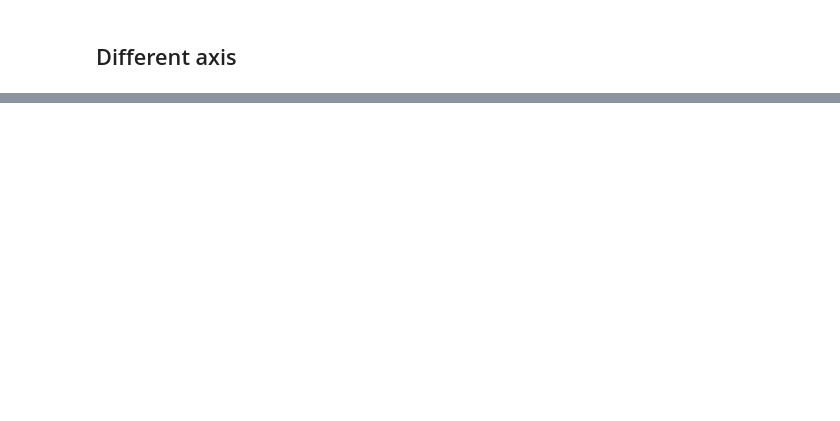
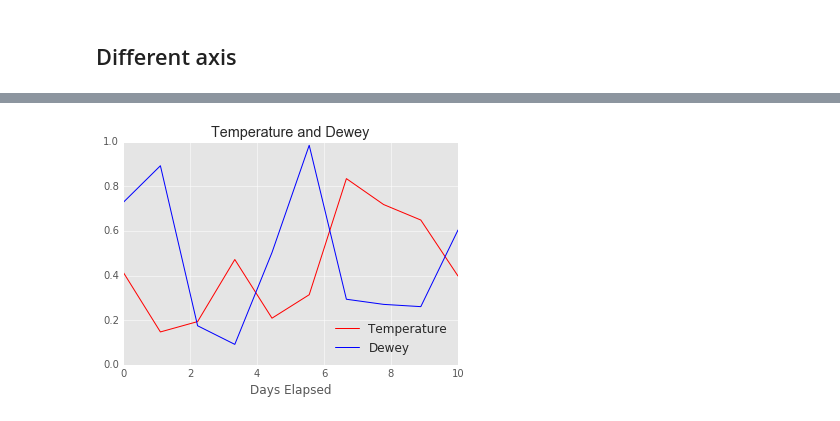
Before and after one commit to davidsalazarv95/Matplotlib, a Jupyter notebook: Matplotlib Basics.ipynb, the cells around one changed output, grey strips where cells are left out. Saved outputs shown, nothing was run; the diff lists cells and outputs as text; code cells hidden in the pictures; blank space fills up the shorter version.

```diff
--- a/Matplotlib Basics.ipynb
+++ b/Matplotlib Basics.ipynb
@@ -37,0 +64,9 @@ plt.show()
+# %%
+plt.plot(x, temperature, color = 'red', label = 'Temperature')
+plt.plot(x, dewey, color = 'blue', label = 'Dewey') # Same axis
+plt.xlabel('Days Elapsed')
+plt.title('Temperature and Dewey')
+plt.legend(loc = 0) ## Location of the legend
+plt.show()
+# %% [output]
+[figure, added]
```
Also changed, not shown: parts of 12 cells of this notebook, 3 other files.
